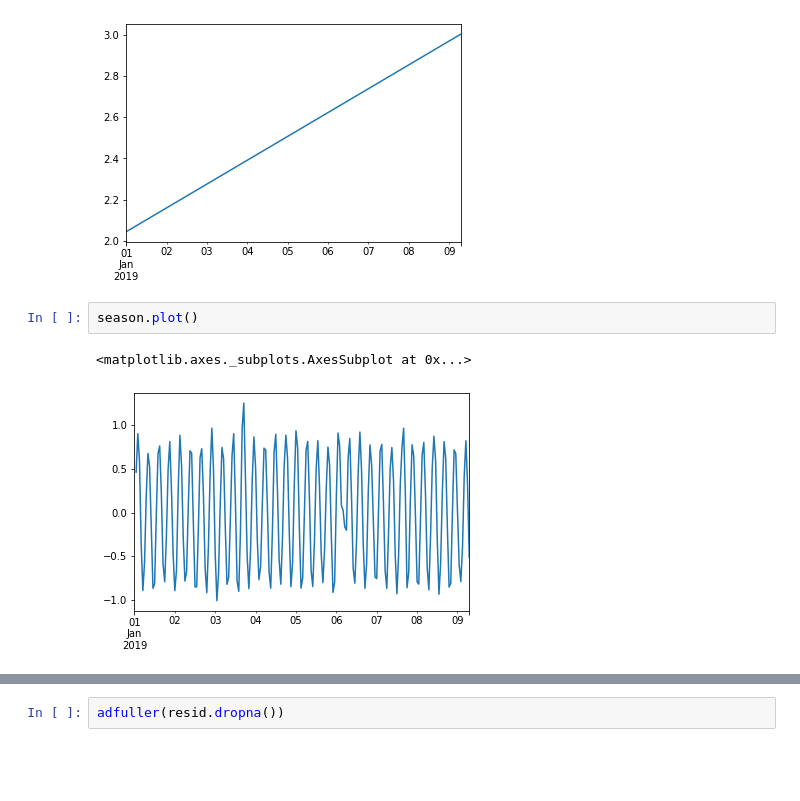
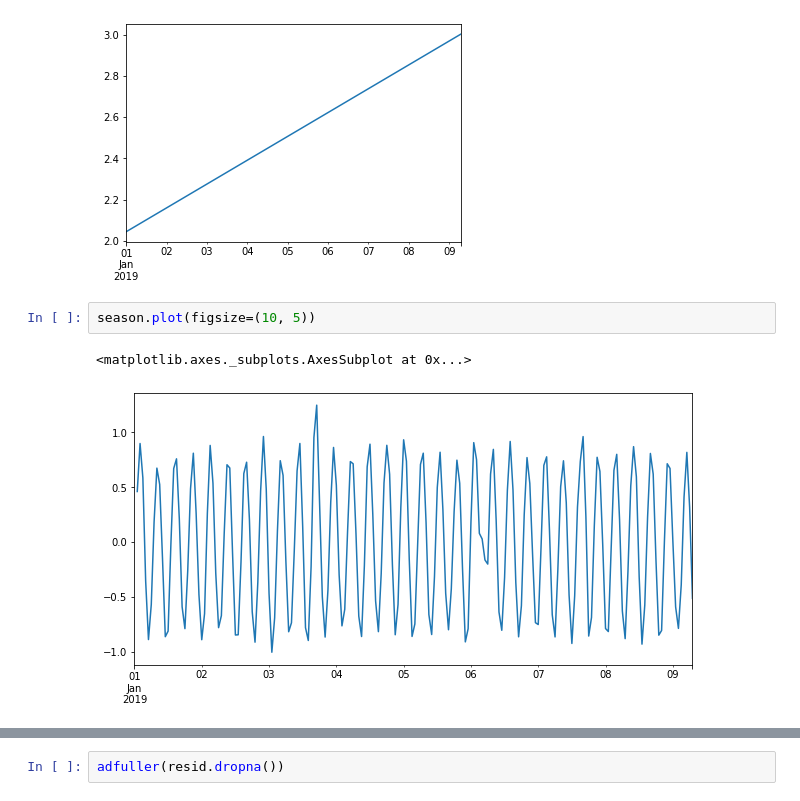
Before and after one commit to technogleb/ts_course_summer, a Jupyter notebook: week_1/stl.ipynb, the cells around one changed output, grey strips where cells are left out. Saved outputs shown, nothing was run; the diff lists cells and outputs as text; blank space fills up the shorter version.

```diff
--- a/week_1/stl.ipynb
+++ b/week_1/stl.ipynb
@@ -36,7 +37,7 @@ trend.plot()
 <matplotlib.axes._subplots.AxesSubplot at 0x...>
 [figure]
 # %%
-season.plot()
+season.plot(figsize=(10, 5))
 # %% [output]
 <matplotlib.axes._subplots.AxesSubplot at 0x...>
-[figure, old version]
+[figure, new version]
```
Also changed, not shown: parts of 13 cells of this notebook, 1 other file.
